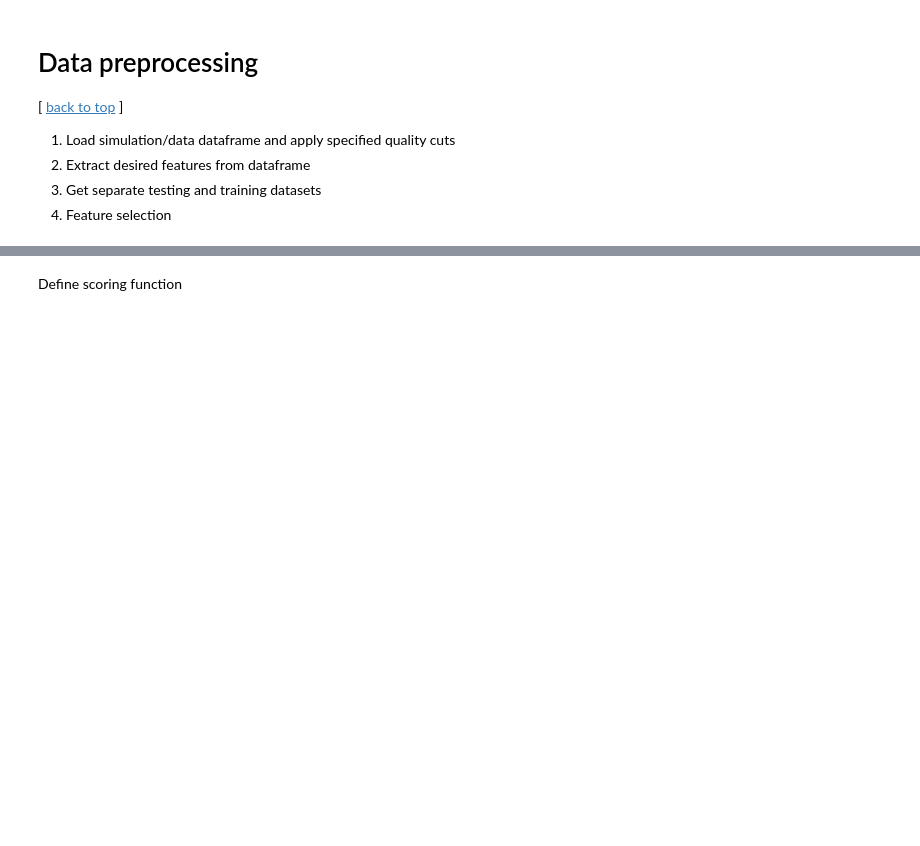
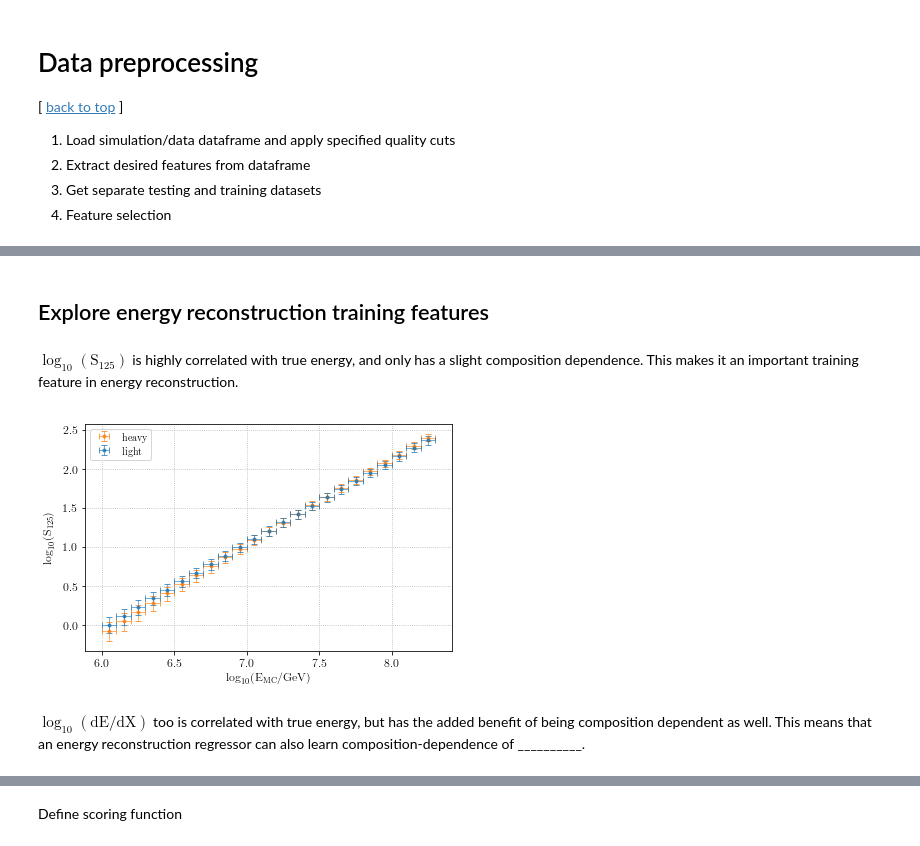
Before and after one commit to jrbourbeau/cr-composition, a Jupyter notebook: notebooks/energy-reco.ipynb, the cells around one changed output, grey strips where cells are left out. Drawn from its saved outputs; the diff is of its cells as text; code cells hidden in the pictures; blank space fills up the shorter version.

```diff
--- a/notebooks/energy-reco.ipynb
+++ b/notebooks/energy-reco.ipynb
@@ -74,0 +100,3 @@ KeyError: 'P'
+# %%
+df_sim_train['reco_log_energy'] = energy_pipeline.predict(df_sim_train[feature_list])
+df_sim_test['reco_log_energy'] = energy_pipeline.predict(df_sim_test[feature_list])
@@ -75,3 +109,8 @@ KeyError: 'P'
+# %%
+comp_mask_train, comp_mask_test = {}, {}
+for composition in comp_list:
+    comp_mask_train[composition] = df_sim_train['comp_group_{}'.format(num_groups)] == composition
+    comp_mask_test[composition] = df_sim_test['comp_group_{}'.format(num_groups)] == composition
 # %%
 fig, ax = plt.subplots()
 sc = ax.scatter(df_sim_train['MC_log_energy'], df_sim_train['log_s125'],
@@ -88,8 +128,0 @@ plt.show()
-# %%
-comp_list = comp.get_comp_list(num_groups=2)
-comp_list
-# %%
-comp_mask_train, comp_mask_test = {}, {}
-for composition in comp_list:
-    comp_mask_train[composition] = df_sim_train['MC_comp_class'] == composition
-    comp_mask_test[composition] = df_sim_test['MC_comp_class'] == composition
@@ -98,17 +129,26 @@ energybins = comp.analysis.get_energybins()
+# %% [markdown]
+## Explore energy reconstruction training features
+# %% [markdown]
+$\mathrm{\log_{10}(S_{125})}$ is highly correlated with true energy, and only has a slight composition dependence. This makes it an important training feature in energy reconstruction.
 # %%
 fig, ax = plt.subplots()
 for composition in comp_list:
     log_s125 = df_sim_train.loc[comp_mask_train[composition], 'log_s125']
     MC_log_energy = df_sim_train.loc[comp_mask_train[composition], 'MC_log_energy']
 
     _, bin_medians, error = comp.analysis.get_medians(MC_log_energy, log_s125,
                                                       energybins.log_energy_bins)
     ax.errorbar(energybins.log_energy_midpoints, bin_medians, yerr=error, xerr=0.05,
-                marker='.', ls='None', label='light', color=color_dict[composition], alpha=0.75)
+                marker='.', ls='None', label=composition, color=color_dict[composition], alpha=0.75)
 ax.set_xlabel('$\mathrm{\log_{10}(E_{MC}/GeV)}$')
 ax.set_ylabel('$\mathrm{\log_{10}(S_{125})}$')
 ax.grid()
+ax.legend()
 plt.show()
+# %% [output]
+[figure, added]
+# %% [markdown]
+$\mathrm{\log_{10}(dE/dX)}$ too is correlated with true energy, but has the added benefit of being composition dependent as well. This means that an energy reconstruction regressor can also learn composition-dependence of __________.
 # %%
 h, xedges, yedges  = np.histogram2d(df_sim_test['MC_log_energy'], df_sim_test['log_dEdX'],
                                     bins=[np.linspace(6.0, 8.0, 100), np.linspace(-0.5, 3, 100)])
```
Also changed, not shown: parts of 40 cells of this notebook, 16 other files.
